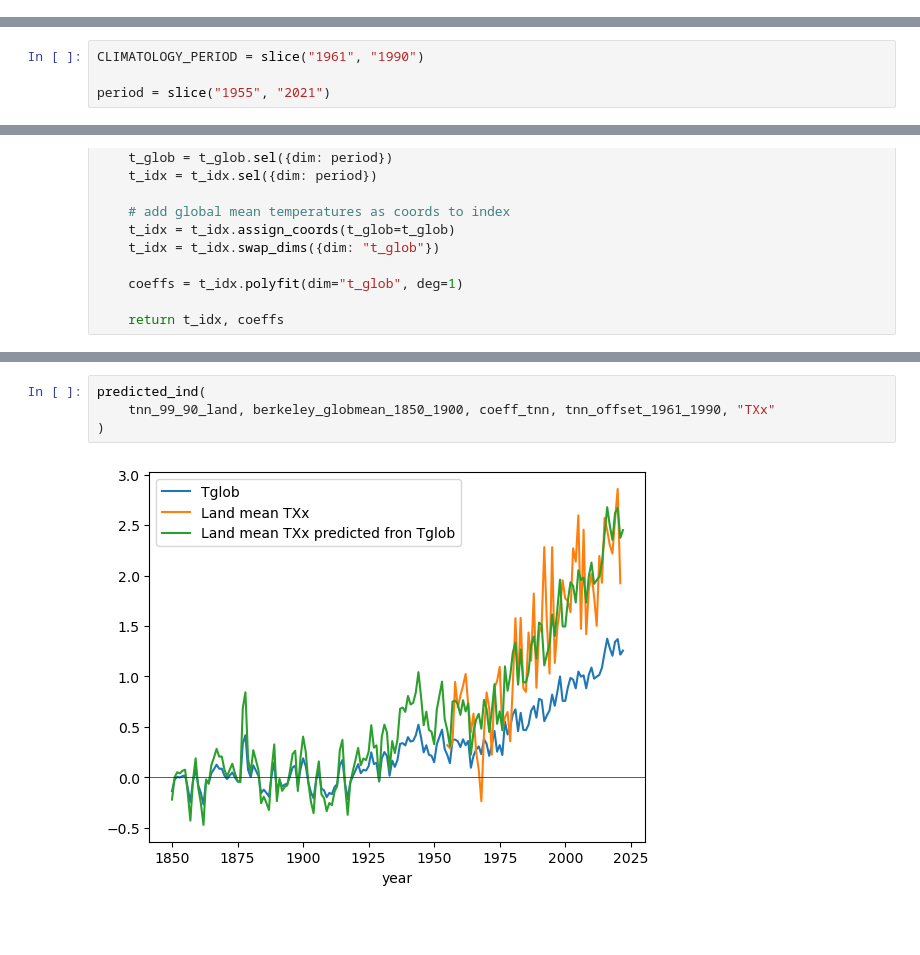
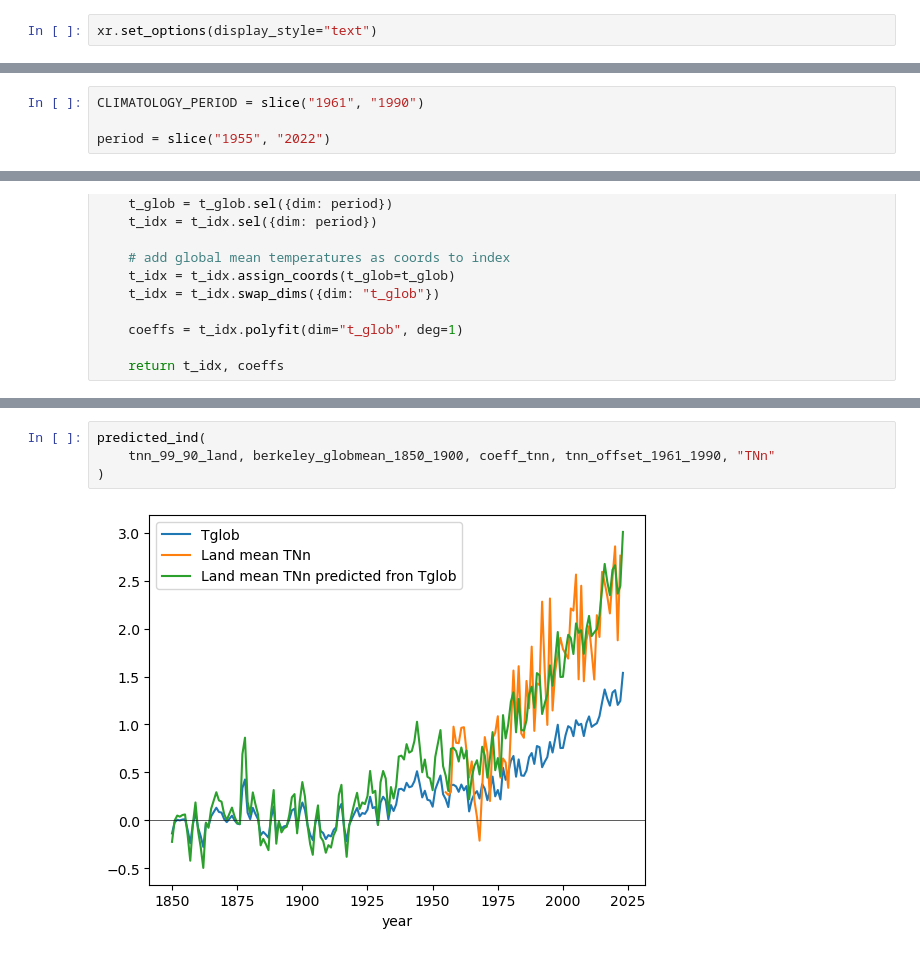
Before and after one commit to ClimateIndicator/cip_extremes, a Jupyter notebook: code/BerkeleyEarth_process_data.ipynb, the cells around one changed output, grey strips where cells are left out. Cells and saved outputs as stored; diff of their text form; blank space fills up the shorter version.

Commit message:
BerkeleyEarth updates (#10)
* BerkeleyEarth updates for 2024

* version comparison

* process data

* fix figure legend

```diff
--- a/code/BerkeleyEarth_process_data.ipynb
+++ b/code/BerkeleyEarth_process_data.ipynb
@@ -11,3 +11,5 @@ import seaborn as sns
 import xarray as xr
 
 from utils import berkeley, utils
+# %%
+xr.set_options(display_style="text")
@@ -16,7 +20,7 @@ NOTE: as of 12.04.2023: only data until 07.2022 -> don't analyse 2022
 # %%
 CLIMATOLOGY_PERIOD = slice("1961", "1990")
 
-period = slice("1955", "2021")
+period = slice("1955", "2022")
 # %% [markdown]
 ## Compute and save Berkeley Earth TXx and TNn
 # %% [markdown]
@@ -308,6 +308,6 @@ predicted_ind(
 # %%
 predicted_ind(
-    tnn_99_90_land, berkeley_globmean_1850_1900, coeff_tnn, tnn_offset_1961_1990, "TXx"
+    tnn_99_90_land, berkeley_globmean_1850_1900, coeff_tnn, tnn_offset_1961_1990, "TNn"
 )
 # %% [output]
-[figure, old version]
+[figure, new version]
```
Also changed, not shown: parts of 12 cells of this notebook, 2 other files.
